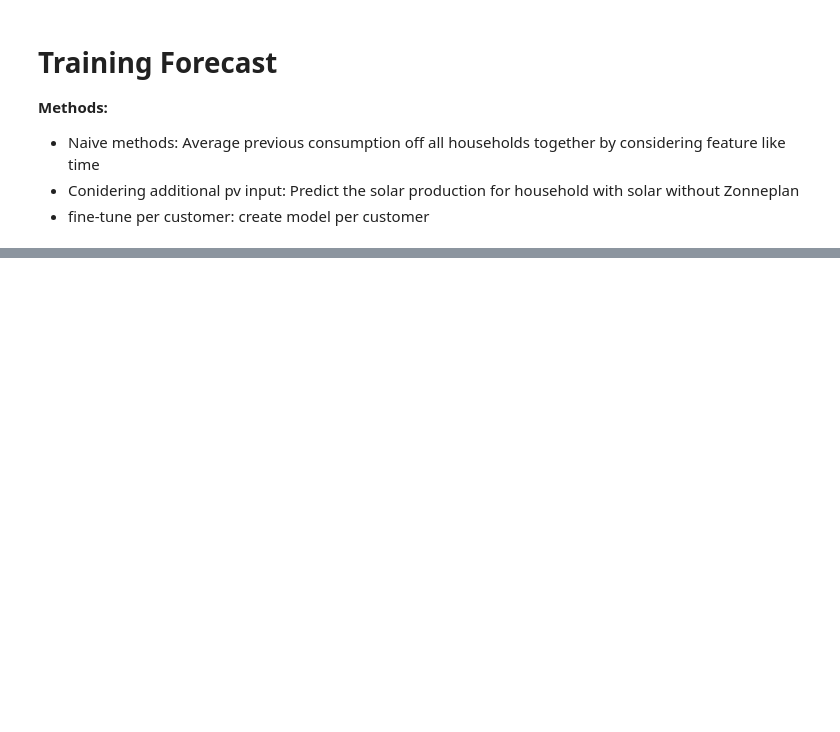
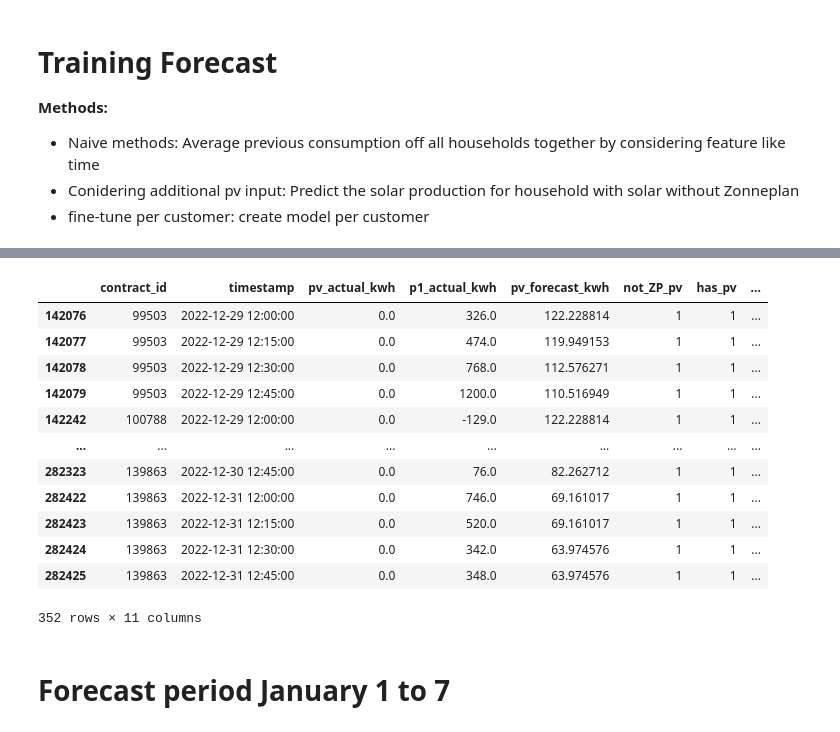
Before and after one commit to ThomasLeMontagner/Zonneplan_Assignment, a Jupyter notebook: Zonneplan_Assignment_Forecast.ipynb, the cells around one changed output, grey strips where cells are left out. Cells and saved outputs as stored; diff of their text form; code cells hidden in the pictures; blank space fills up the shorter version.

```diff
--- a/Zonneplan_Assignment_Forecast.ipynb
+++ b/Zonneplan_Assignment_Forecast.ipynb
@@ -88,0 +175,18 @@ Consumption:
+# %%
+test_data[(test_data['not_ZP_pv'] == 1) & (test_data.timestamp.dt.hour == 12)]
+# %% [output]
+|  | contract_id | timestamp | pv_actual_kwh | p1_actual_kwh | pv_forecast_kwh | not_ZP_pv | has_pv | ... |
+| 142076 | 99503 | 2022-12-29 12:00:00 | 0.0 | 326.0 | 122.228814 | 1 | 1 | ... |
+| 142077 | 99503 | 2022-12-29 12:15:00 | 0.0 | 474.0 | 119.949153 | 1 | 1 | ... |
+| 142078 | 99503 | 2022-12-29 12:30:00 | 0.0 | 768.0 | 112.576271 | 1 | 1 | ... |
+| 142079 | 99503 | 2022-12-29 12:45:00 | 0.0 | 1200.0 | 110.516949 | 1 | 1 | ... |
+| 142242 | 100788 | 2022-12-29 12:00:00 | 0.0 | -129.0 | 122.228814 | 1 | 1 | ... |
+| ... | ... | ... | ... | ... | ... | ... | ... | ... |
+| 282323 | 139863 | 2022-12-30 12:45:00 | 0.0 | 76.0 | 82.262712 | 1 | 1 | ... |
+| 282422 | 139863 | 2022-12-31 12:00:00 | 0.0 | 746.0 | 69.161017 | 1 | 1 | ... |
+| 282423 | 139863 | 2022-12-31 12:15:00 | 0.0 | 520.0 | 69.161017 | 1 | 1 | ... |
+| 282424 | 139863 | 2022-12-31 12:30:00 | 0.0 | 342.0 | 63.974576 | 1 | 1 | ... |
+| 282425 | 139863 | 2022-12-31 12:45:00 | 0.0 | 348.0 | 63.974576 | 1 | 1 | ... |
+352 rows × 11 columns
+# %% [markdown]
+# Forecast period January 1 to 7
```
Also changed, not shown: parts of 39 cells of this notebook.
